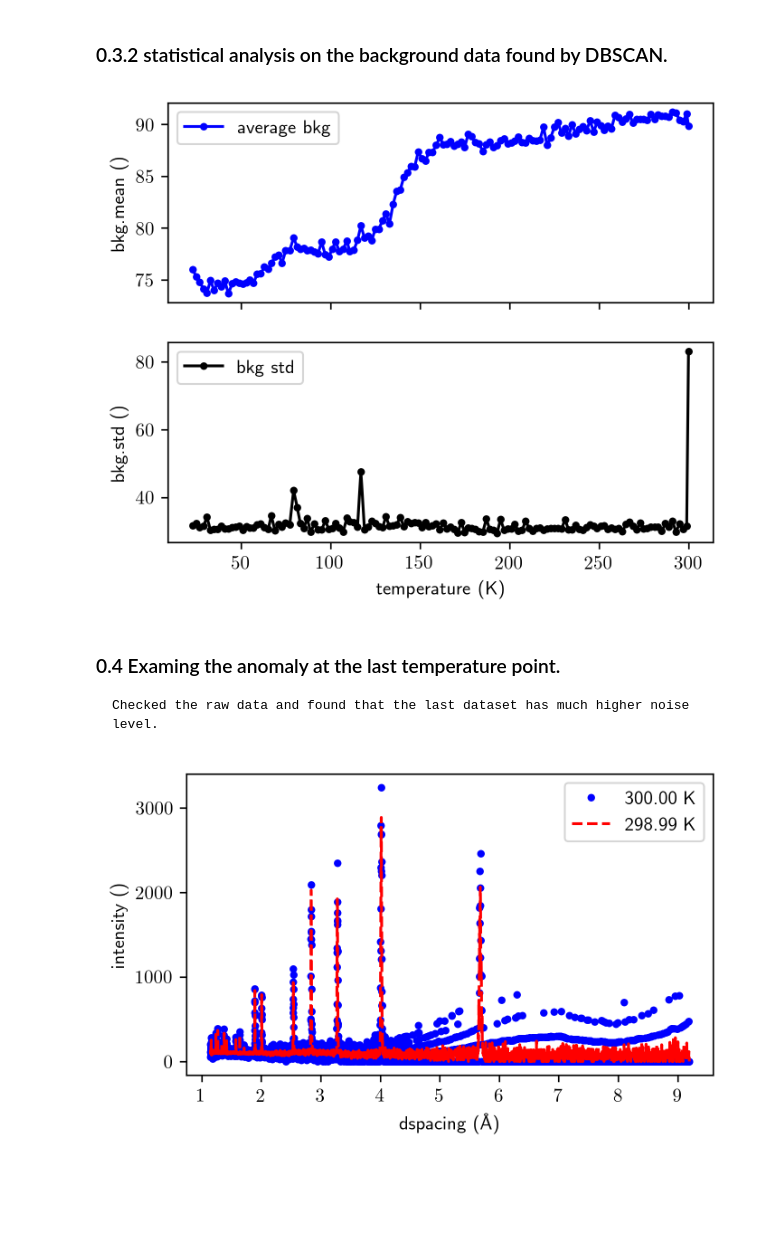
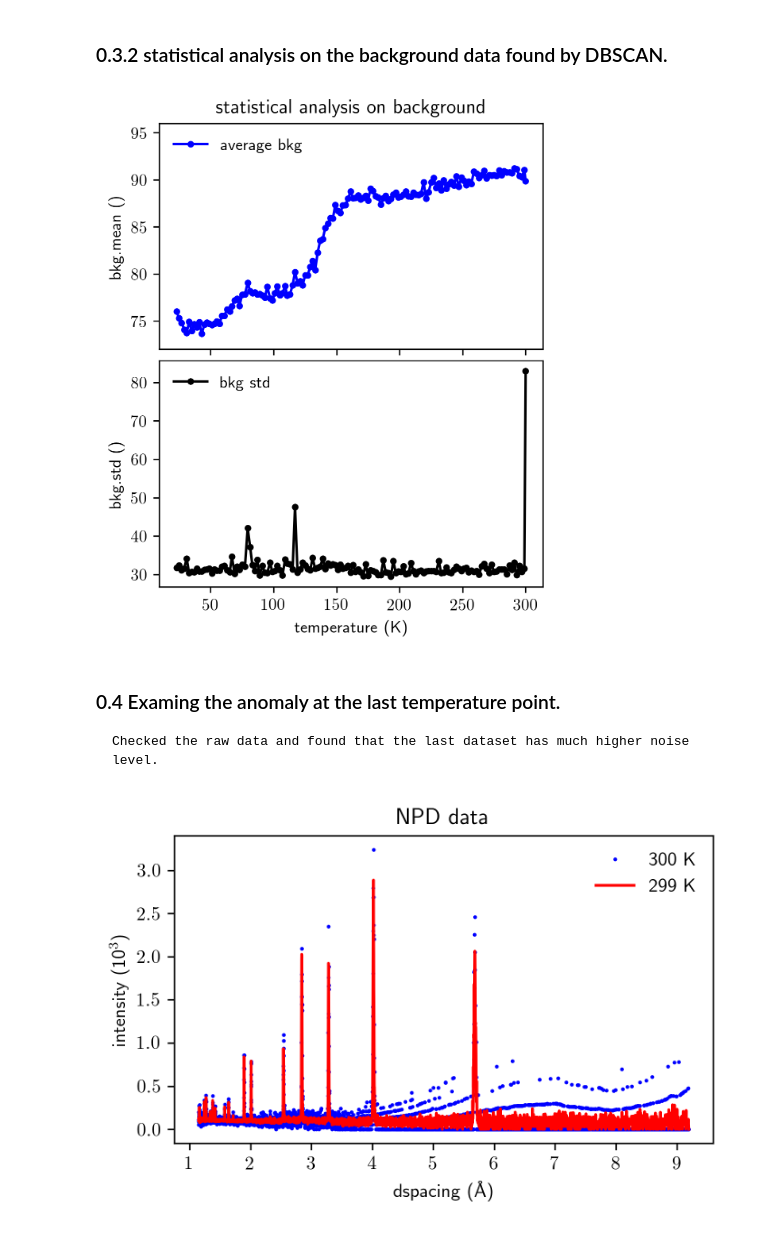
Before and after one commit to yaohualiu/NPD, a Jupyter notebook: NPD_Q0.ipynb, the cells around one changed output. Saved outputs shown, nothing was run; the diff lists cells and outputs as text; code cells hidden in the pictures; blank space fills up the shorter version.

```diff
--- a/NPD_Q0.ipynb
+++ b/NPD_Q0.ipynb
@@ -261,42 +253,46 @@ number of cutoff 1.79e+03; number ofclusters, 134, including bkg
 # %%
 bkgmean, bkgstd, _, _ = Find_bkg_stats(intsy, db, dd_cs)
 _bkgstat = np.vstack((temps, bkgmean, bkgstd))
 np.save('Q0/Data/bkgstat', _bkgstat)
 
-figsize(4.8, 4)
+figsize(4., 4.8)
 plt.figure()
 ax1 = plt.subplot(211)
 plt.plot(temps, bkgmean, '.-', color='blue', label='average bkg')
 plt.ylabel('bkg.mean ()')
-plt.legend(loc=2)
+plt.ylim(72, 96)
+plt.legend(loc=2, frameon=False)
 ax1.set_xticklabels([])
+plt.title('statistical analysis on background')
 ax2 = plt.subplot(212)
 plt.plot(temps, bkgstd, '.-', color='black', label='bkg std')
 plt.ylabel('bkg.std ()')
 plt.xlabel('temperature (K)')
 plt.legend(loc=2)
+plt.legend(frameon=False)
 plt.tight_layout()
-plt.subplots_adjust(hspace=0.2)
-plt.savefig('Q0/Figs/BkgStat_roi')
+plt.subplots_adjust(hspace=0.05)
+#plt.savefig('Q0/Figs/BkgStat_roi')
 # %% [output]
-[figure, old version]
+[figure, new version]
 # %% [markdown]
 ### 0.4 Examing the anomaly at the last temperature point.
     Checked the raw data and found that the last dataset has much higher noise level.
 # %%
 y0 = np.asarray(intsy[-1, :])
-temp0= '%5.2f' %(temps[-1])+' K'
+temp0= '%3.0f' %(temps[-1])+' K'
 y1 = np.asarray(intsy[-2, :])
-temp1= '%5.2f' %(temps[-2])+' K'
+temp1= '%3.0f' %(temps[-2])+' K'
 
-figsize(4.8, 3)
+figsize(4.8, 3.2)
 plt.figure()
-plt.plot(dd_cs, y0, '.', color='b', label=temp0)
-plt.plot(dd_cs, y1, '--', color='r', label=temp1)
+plt.plot(dd_cs, y0/1000, '.', color='b', markersize =2, label=temp0)
+plt.plot(dd_cs, y1/1000, '-', color='r', label=temp1)
 plt.xlabel('dspacing (\AA)')
-plt.ylabel('intensity ()')
-plt.legend()
+plt.ylabel('intensity (10$^3$)')
+plt.legend(frameon=False)
+plt.title('NPD data')
 plt.tight_layout()
-plt.savefig('Q0/Figs/Last_Two_Temps_data')
+#plt.savefig('Q0/Figs/Last_Two_Temps_data')
 # %% [output]
-[figure, old version]
+[figure, new version]
```
Also changed, not shown: parts of 4 cells of this notebook, 1 other file.
